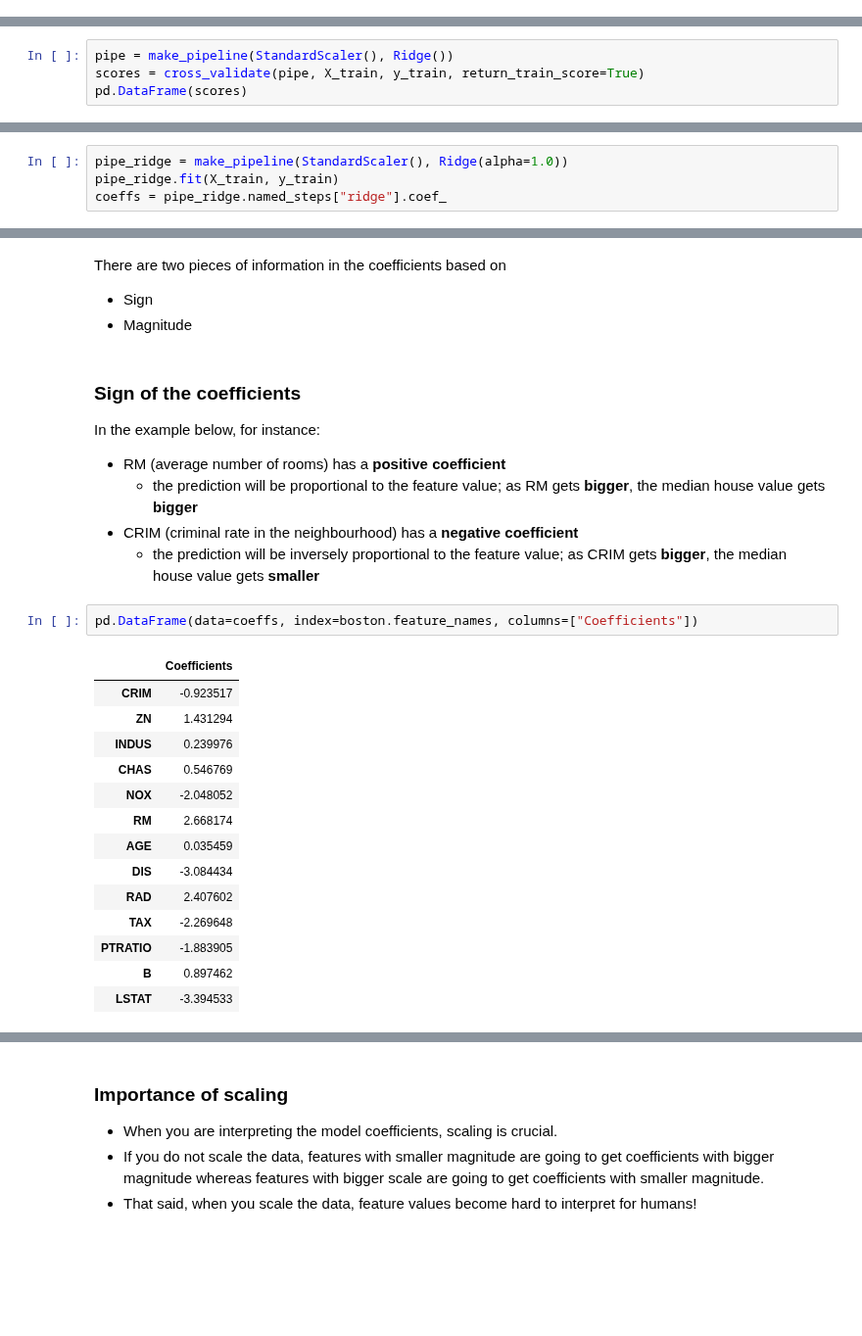
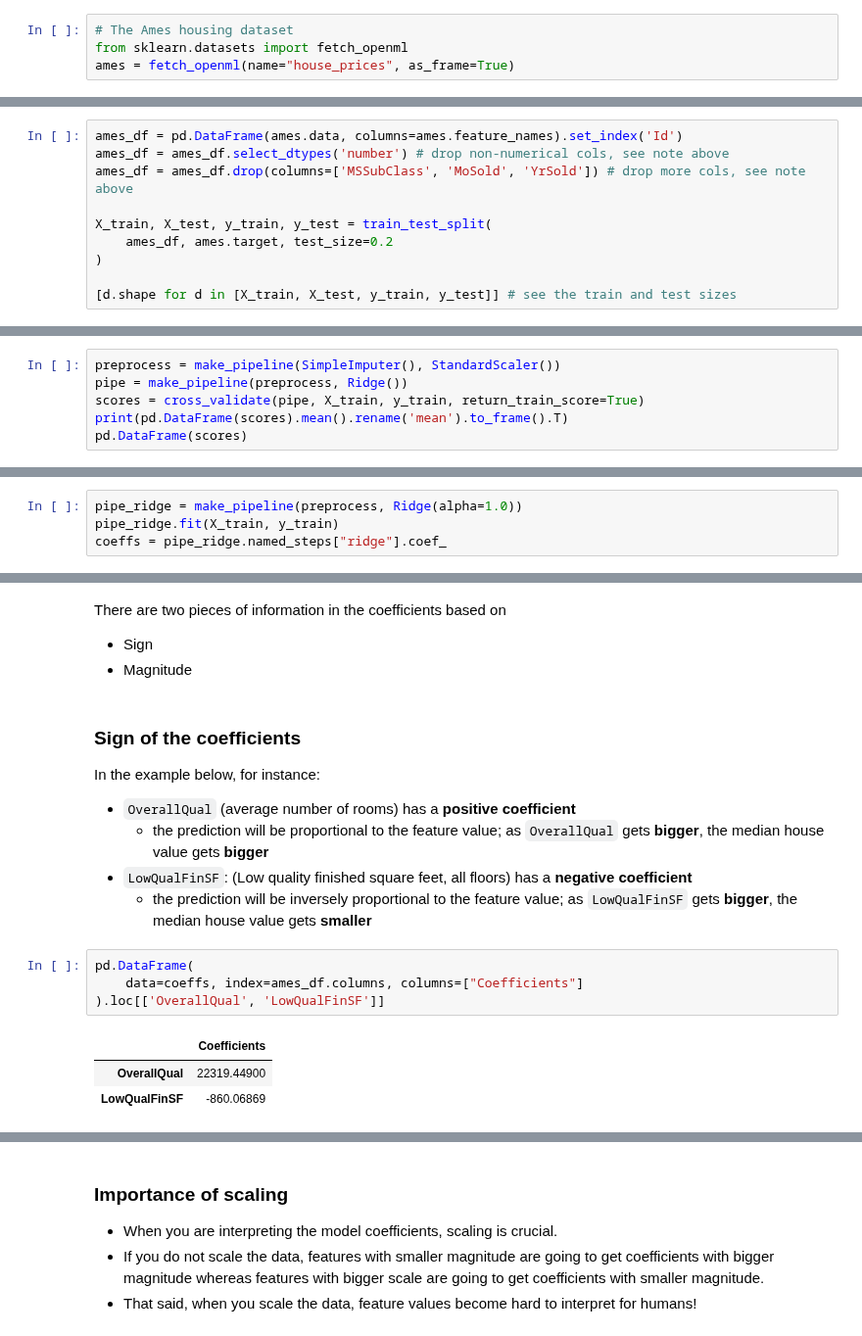
Before and after one commit to UBC-CS/cpsc330-2023s, a Jupyter notebook: lectures/07_linear-models.ipynb, the cells around one changed output, grey strips where cells are left out. Shown at 98% size. Drawn from its saved outputs; the diff is of its cells as text; blank space fills up the shorter version.

```diff
--- a/lectures/07_linear-models.ipynb
+++ b/lectures/07_linear-models.ipynb
@@ -266,0 +208,4 @@ Boston house prices dataset
+# %%
+# The Ames housing dataset
+from sklearn.datasets import fetch_openml
+ames = fetch_openml(name="house_prices", as_frame=True)
@@ -266,0 +214,10 @@ Boston house prices dataset
+# %%
+ames_df = pd.DataFrame(ames.data, columns=ames.feature_names).set_index('Id')
+ames_df = ames_df.select_dtypes('number') # drop non-numerical cols, see note above
+ames_df = ames_df.drop(columns=['MSSubClass', 'MoSold', 'YrSold']) # drop more cols, see note above
+
+X_train, X_test, y_train, y_test = train_test_split(
+    ames_df, ames.target, test_size=0.2
+)
+
+[d.shape for d in [X_train, X_test, y_train, y_test]] # see the train and test sizes
@@ -269,5 +235,7 @@ Boston house prices dataset
 # %%
-pipe = make_pipeline(StandardScaler(), Ridge())
+preprocess = make_pipeline(SimpleImputer(), StandardScaler())
+pipe = make_pipeline(preprocess, Ridge())
 scores = cross_validate(pipe, X_train, y_train, return_train_score=True)
+print(pd.DataFrame(scores).mean().rename('mean').to_frame().T)
 pd.DataFrame(scores)
 # %% [output]
@@ -327,7 +302,7 @@ The model learns
 # %% [markdown]
 Let's examine the coefficients learned by the model.
 # %%
-pipe_ridge = make_pipeline(StandardScaler(), Ridge(alpha=1.0))
+pipe_ridge = make_pipeline(preprocess, Ridge(alpha=1.0))
 pipe_ridge.fit(X_train, y_train)
 coeffs = pipe_ridge.named_steps["ridge"].coef_
 # %%
@@ -381,27 +362,18 @@ There are two pieces of information in the coefficients based on
 ### Sign of the coefficients
 
 In the example below, for instance:
-- RM (average number of rooms) has a **positive coefficient**
-    - the prediction will be proportional to the feature value; as RM gets **bigger**, the median house value gets **bigger**
-- CRIM (criminal rate in the neighbourhood) has a **negative coefficient**
-    - the prediction will be inversely proportional to the feature value; as CRIM gets **bigger**, the median house value gets **smaller**
+- `OverallQual` (average number of rooms) has a **positive coefficient**
+    - the prediction will be proportional to the feature value; as `OverallQual` gets **bigger**, the median house value gets **bigger**
+- `LowQualFinSF`: (Low quality finished square feet, all floors) has a **negative coefficient**
+    - the prediction will be inversely proportional to the feature value; as `LowQualFinSF` gets **bigger**, the median house value gets **smaller**
 # %%
-pd.DataFrame(data=coeffs, index=boston.feature_names, columns=["Coefficients"])
+pd.DataFrame(
+    data=coeffs, index=ames_df.columns, columns=["Coefficients"]
+).loc[['OverallQual', 'LowQualFinSF']]
 # %% [output]
 |  | Coefficients |
-| CRIM | -0.923517 |
-| ZN | 1.431294 |
-| INDUS | 0.239976 |
-| CHAS | 0.546769 |
-| NOX | -2.048052 |
-| RM | 2.668174 |
-| AGE | 0.035459 |
-| DIS | -3.084434 |
-| RAD | 2.407602 |
-| TAX | -2.269648 |
-| PTRATIO | -1.883905 |
-| B | 0.897462 |
-| LSTAT | -3.394533 |
+| OverallQual | 22319.44900 |
+| LowQualFinSF | -860.06869 |
 # %% [markdown]
 #### Magnitude of the coefficients
 
```
Also changed, not shown: parts of 27 cells of this notebook.
